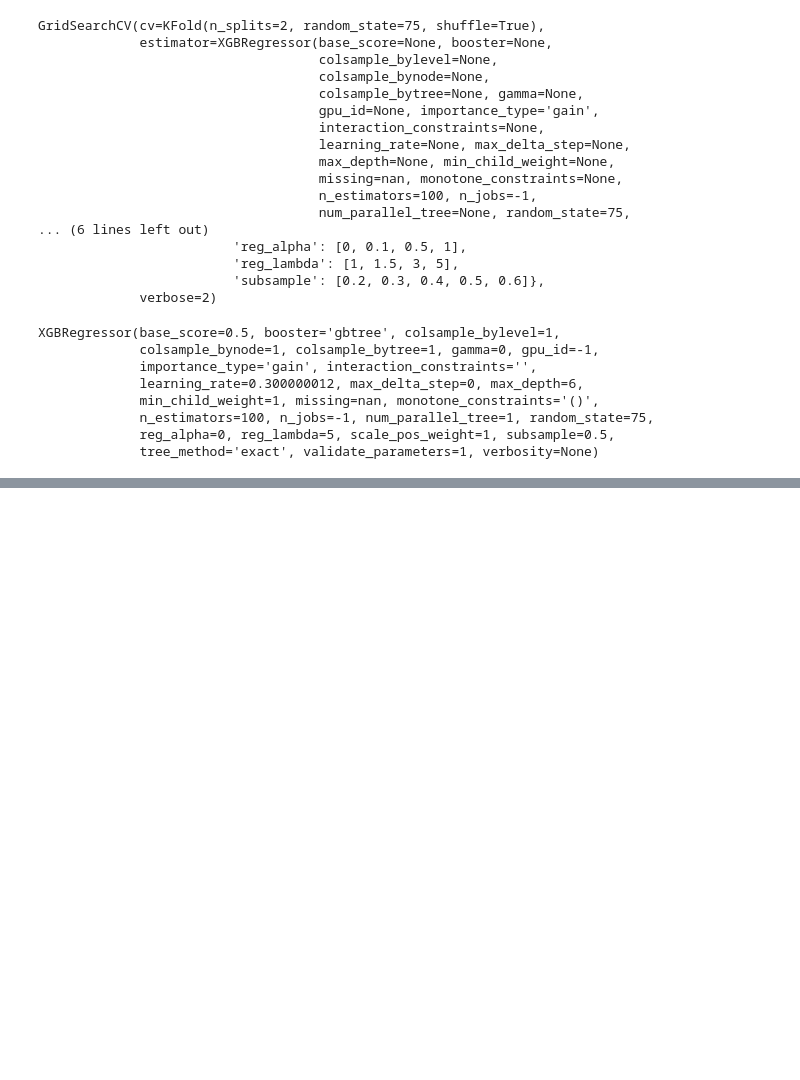
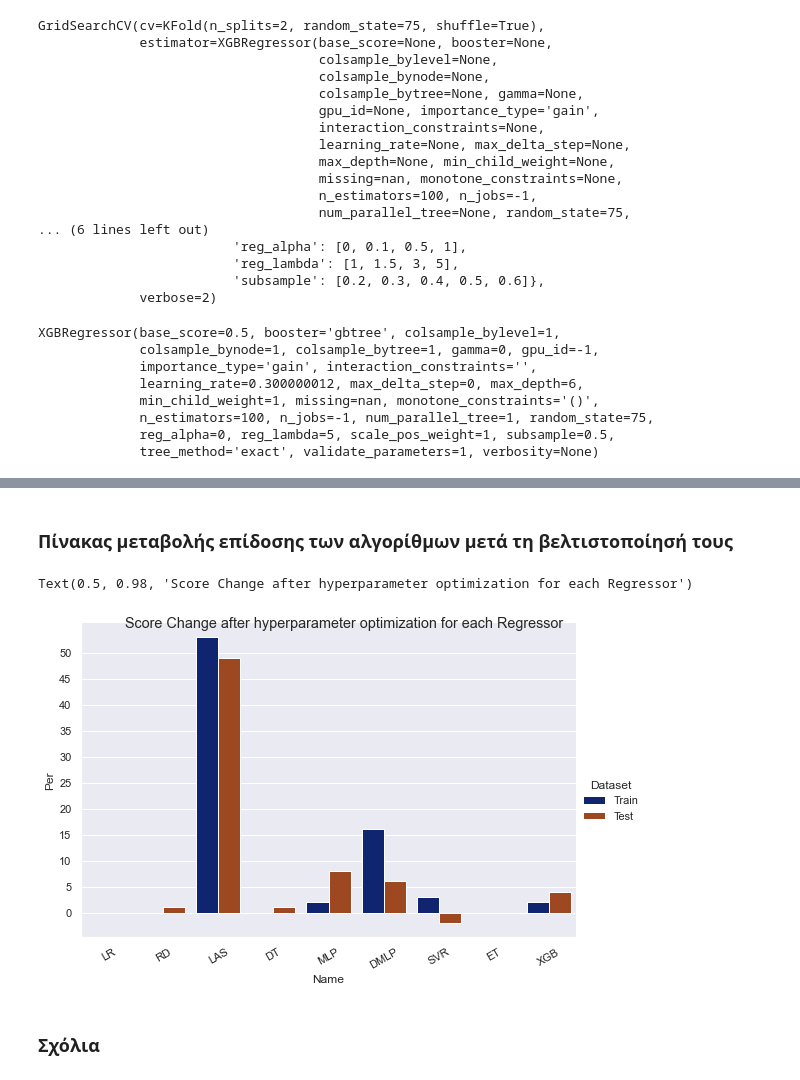
Before and after one commit to maniatisni/DSML-Machine-Learning-Project, a Jupyter notebook: 1st Part (Dataset A).ipynb, the cells around one changed output, grey strips where cells are left out. Cells and saved outputs as stored; diff of their text form; code cells hidden in the pictures; blank space fills up the shorter version.

```diff
--- a/1st Part (Dataset A).ipynb
+++ b/1st Part (Dataset A).ipynb
@@ -729,0 +704,6 @@ Wall time: 15.7 s
+# %%
+change = pd.DataFrame(columns=['Name','Dataset','ScoreChange'])
+for i in range(0,18):
+    change = change.append({'Name':final_df.Name[i],'Dataset':final_df.Dataset[i],'ScoreChange':round(final_df.Score[i+18]-final_df.Score[i],2)},ignore_index=True)
+change['Per'] = 100*change['ScoreChange']
+change
@@ -729,0 +728,12 @@ Wall time: 15.7 s
+# %% [markdown]
+### Πίνακας μεταβολής επίδοσης των αλγορίθμων μετά τη βελτιστοποίησή τους
+# %%
+g = sns.catplot(x = 'Name', y='Per',hue = 'Dataset',data=change, kind='bar',height=5,aspect=1.5, palette='dark')
+g.set_xticklabels(rotation=30)
+g.set(yticks=np.arange(0,53,5))
+g.fig.suptitle('Score Change after hyperparameter optimization for each Regressor')
+# %% [output]
+Text(0.5, 0.98, 'Score Change after hyperparameter optimization for each Regressor')
+[figure, added]
+# %% [markdown]
+### Σχόλια
```
Also changed, not shown: parts of 51 cells of this notebook.
